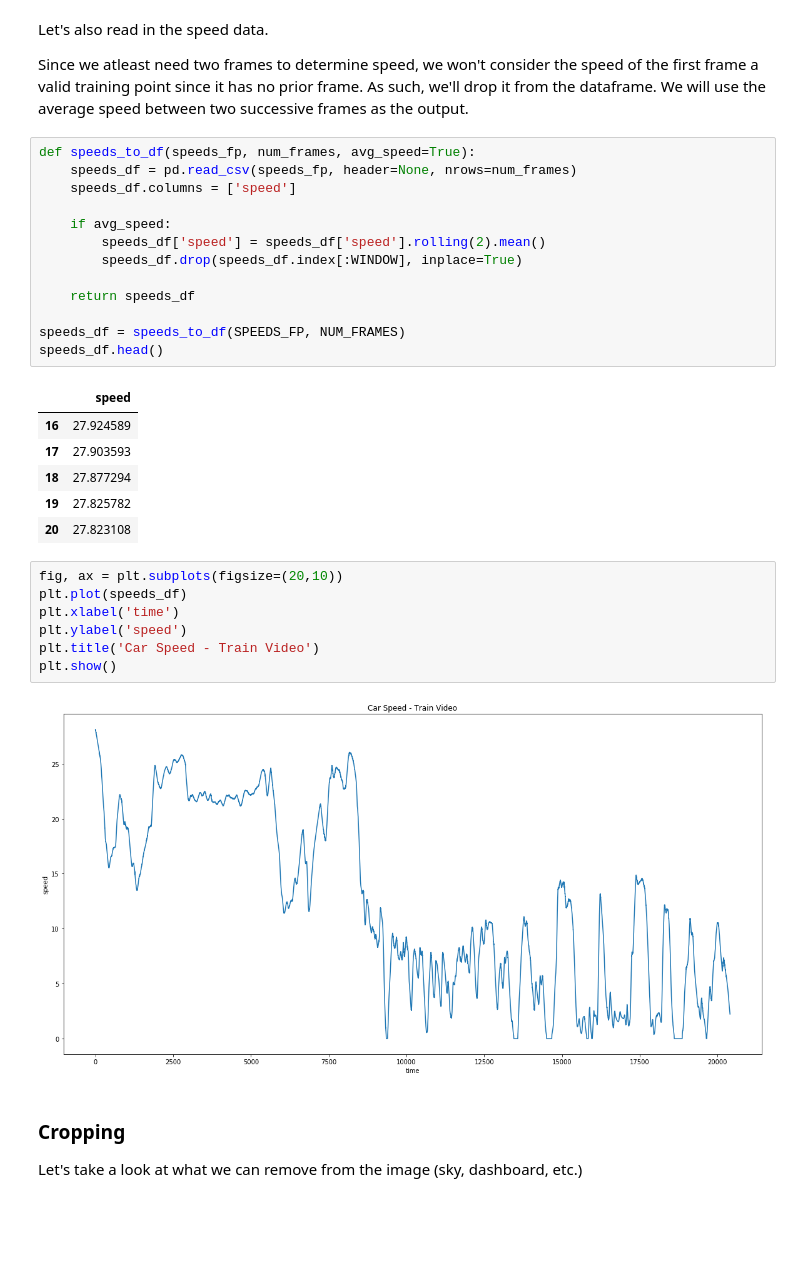
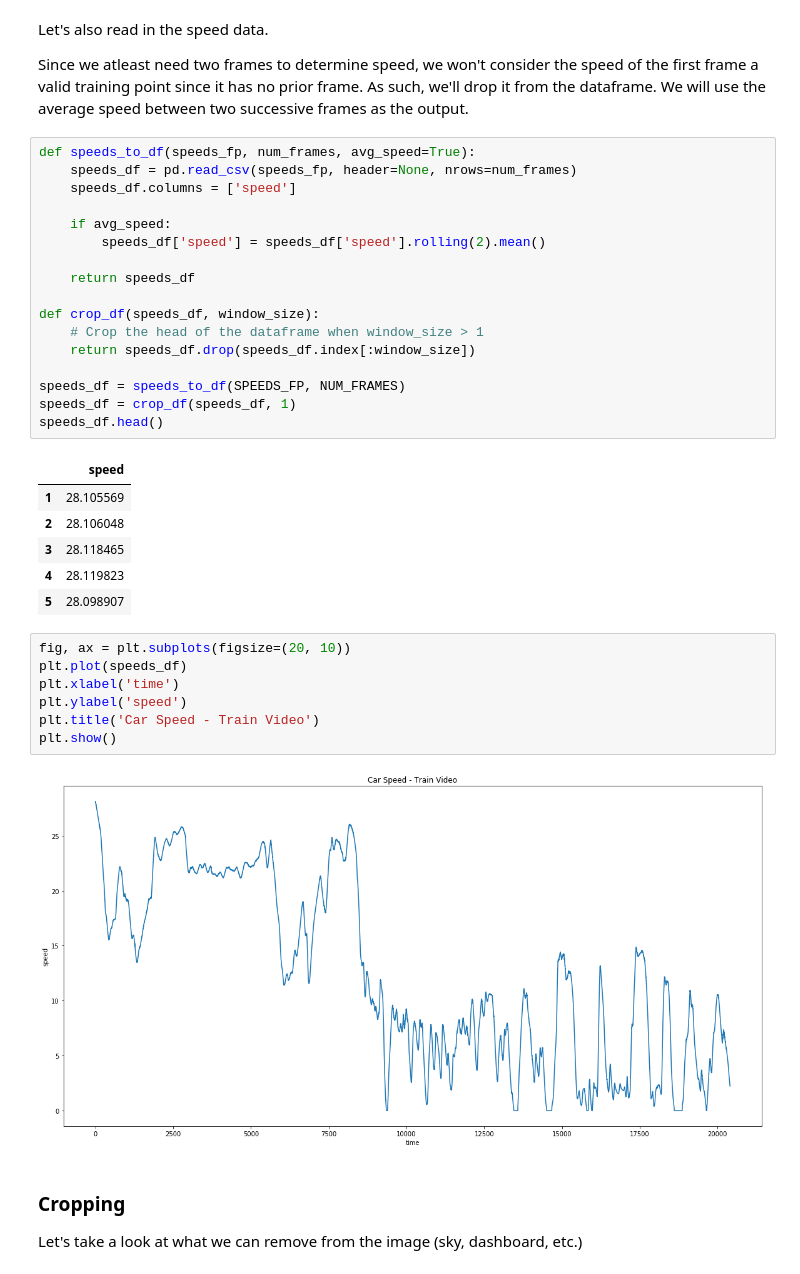
Before and after one commit to sharma0611/carspeednet, a Jupyter notebook: Predicting Car Speed.ipynb, the cells around one changed output. Drawn from its saved outputs; the diff is of its cells as text; blank space fills up the shorter version.

```diff
--- a/Predicting Car Speed.ipynb
+++ b/Predicting Car Speed.ipynb
@@ -99,25 +95,29 @@ Since we atleast need two frames to determine speed, we won't consider the speed
 # %%
 def speeds_to_df(speeds_fp, num_frames, avg_speed=True):
     speeds_df = pd.read_csv(speeds_fp, header=None, nrows=num_frames)
     speeds_df.columns = ['speed']
 
     if avg_speed:
         speeds_df['speed'] = speeds_df['speed'].rolling(2).mean()
-        speeds_df.drop(speeds_df.index[:WINDOW], inplace=True)
 
     return speeds_df
 
+def crop_df(speeds_df, window_size):
+    # Crop the head of the dataframe when window_size > 1
+    return speeds_df.drop(speeds_df.index[:window_size])
+
 speeds_df = speeds_to_df(SPEEDS_FP, NUM_FRAMES)
+speeds_df = crop_df(speeds_df, 1)
 speeds_df.head()
 # %% [output]
 |  | speed |
-| 16 | 27.924589 |
-| 17 | 27.903593 |
-| 18 | 27.877294 |
-| 19 | 27.825782 |
-| 20 | 27.823108 |
+| 1 | 28.105569 |
+| 2 | 28.106048 |
+| 3 | 28.118465 |
+| 4 | 28.119823 |
+| 5 | 28.098907 |
 # %%
-fig, ax = plt.subplots(figsize=(20,10))
+fig, ax = plt.subplots(figsize=(20, 10))
 plt.plot(speeds_df)
 plt.xlabel('time')
 plt.ylabel('speed')
```
Also changed, not shown: parts of 40 cells of this notebook, 1 other file.
